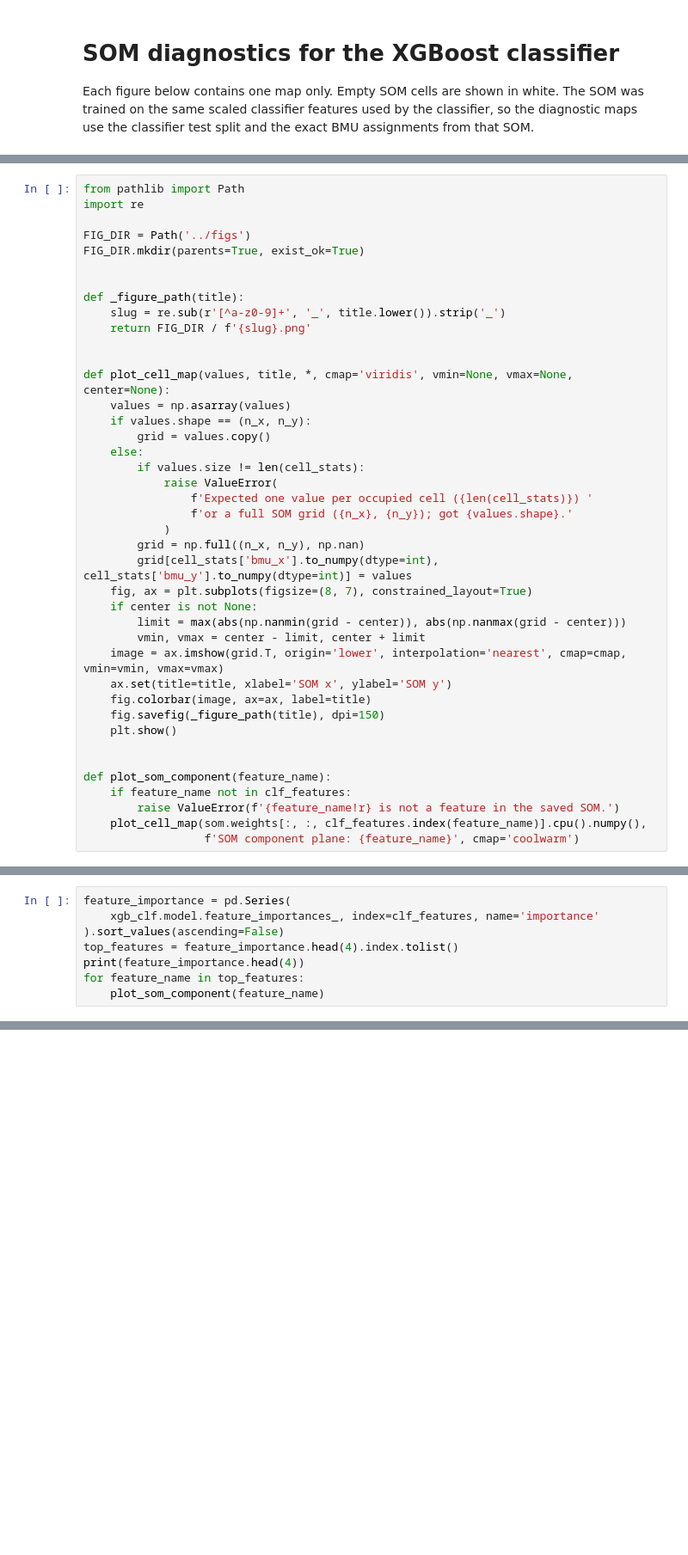
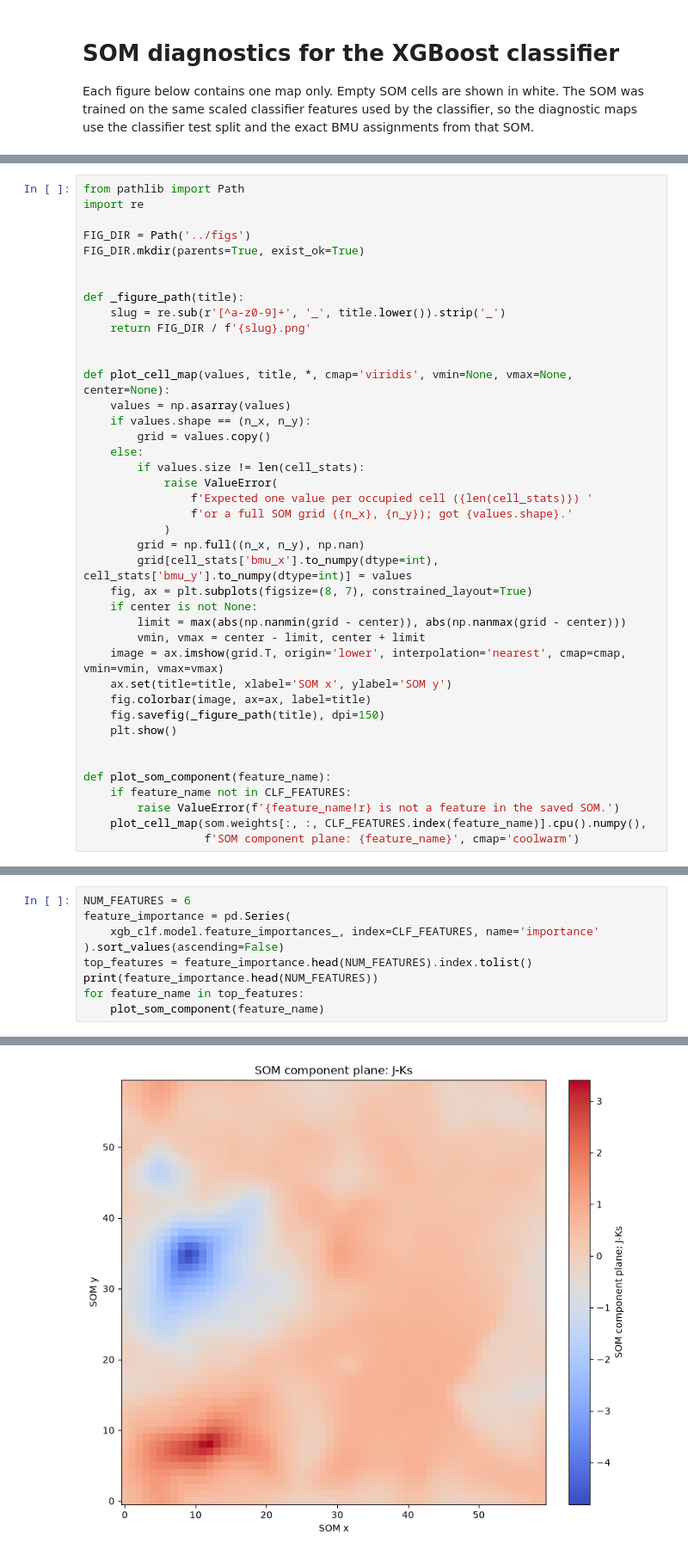
Before and after one commit to kacper-drabicki/KiDS-work, a Jupyter notebook: notebooks/som_visualize_spec.ipynb, the cells around one changed output, grey strips where cells are left out. Shown at 86% size. Drawn from its saved outputs; the diff is of its cells as text; blank space fills up the shorter version.

```diff
--- a/notebooks/som_visualize.ipynb
+++ b/notebooks/som_visualize_spec.ipynb
@@ -130,9 +130,9 @@ def plot_cell_map(values, title, *, cmap='viridis', vmin=None, vmax=None, center
 
 
 def plot_som_component(feature_name):
-    if feature_name not in clf_features:
+    if feature_name not in CLF_FEATURES:
         raise ValueError(f'{feature_name!r} is not a feature in the saved SOM.')
-    plot_cell_map(som.weights[:, :, clf_features.index(feature_name)].cpu().numpy(),
+    plot_cell_map(som.weights[:, :, CLF_FEATURES.index(feature_name)].cpu().numpy(),
                   f'SOM component plane: {feature_name}', cmap='coolwarm')
 # %%
 plot_cell_map(cell_stats['count'], 'Cell population (test objects)', cmap='viridis')
@@ -168,11 +168,12 @@ for class_name in classes:
 [figure]
 [figure]
 # %%
+NUM_FEATURES = 6
 feature_importance = pd.Series(
-    xgb_clf.model.feature_importances_, index=clf_features, name='importance'
+    xgb_clf.model.feature_importances_, index=CLF_FEATURES, name='importance'
 ).sort_values(ascending=False)
-top_features = feature_importance.head(4).index.tolist()
-print(feature_importance.head(4))
+top_features = feature_importance.head(NUM_FEATURES).index.tolist()
+print(feature_importance.head(NUM_FEATURES))
 for feature_name in top_features:
     plot_som_component(feature_name)
 # %% [output]
@@ -183,5 +186,6 @@ u/g           0.066267
 Name: importance, dtype: float32
 [figure]
 [figure]
 [figure]
 [figure]
+[figure, added]
```
Also changed, not shown: parts of 6 cells of this notebook, 2 other files.
